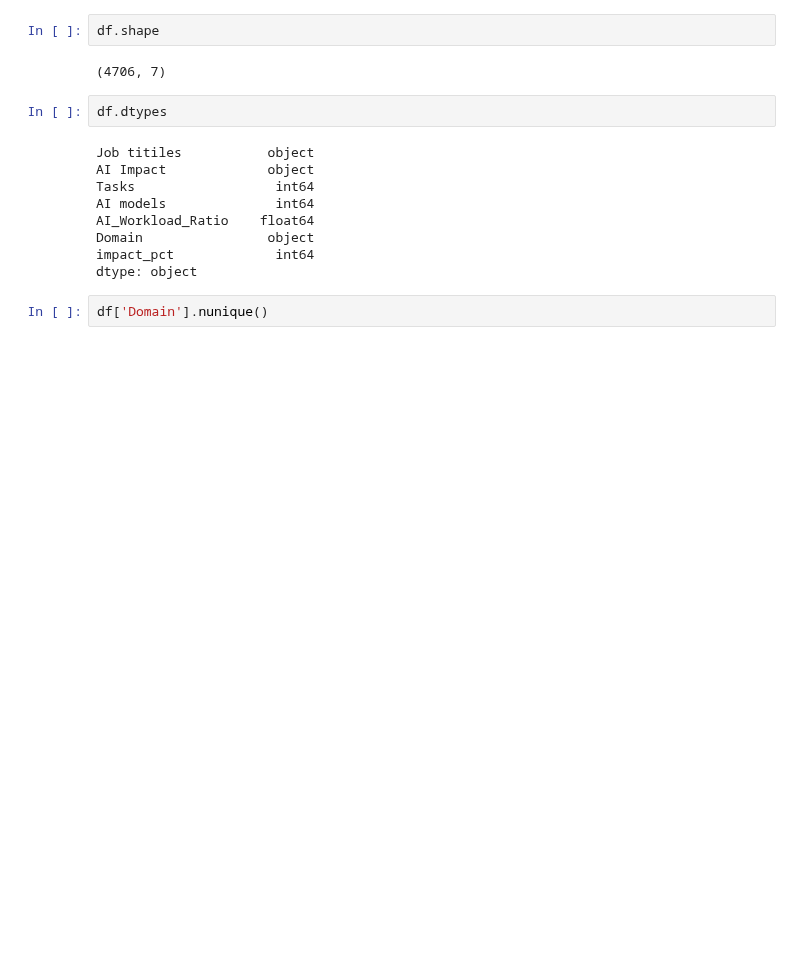
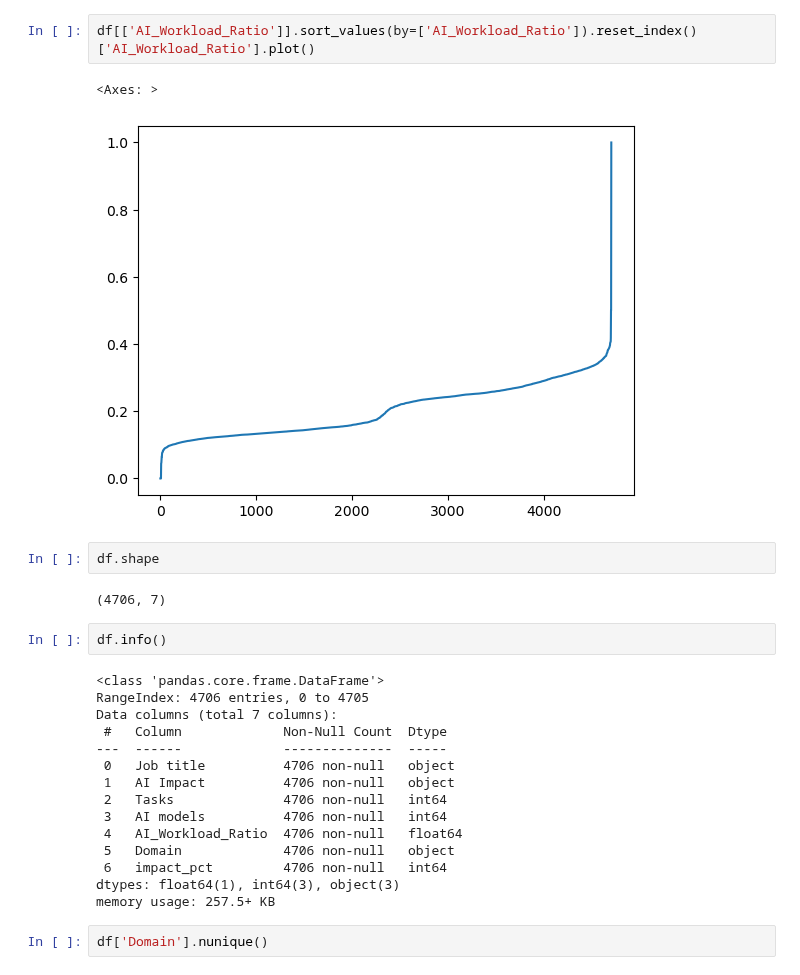
Before and after one commit to mikedelong/kaggle-workbooks, a Jupyter notebook: notebook7287fd9e6b.ipynb, the cells around one changed output. Cells and saved outputs as stored; diff of their text form; blank space fills up the shorter version.

```diff
--- a/notebook7287fd9e6b.ipynb
+++ b/notebook7287fd9e6b.ipynb
@@ -13,18 +29,29 @@ df.head()
+# %%
+df[['AI_Workload_Ratio']].sort_values(by=['AI_Workload_Ratio']).reset_index()['AI_Workload_Ratio'].plot()
+# %% [output]
+<Axes: >
+[figure, added]
 # %%
 df.shape
 # %% [output]
 (4706, 7)
 # %%
-df.dtypes
+df.info()
 # %% [output]
-Job titiles           object
-AI Impact             object
-Tasks                  int64
-AI models              int64
-AI_Workload_Ratio    float64
-Domain                object
-impact_pct             int64
-dtype: object
+<class 'pandas.core.frame.DataFrame'>
+RangeIndex: 4706 entries, 0 to 4705
+Data columns (total 7 columns):
+ #   Column             Non-Null Count  Dtype
+---  ------             --------------  -----
+ 0   Job title          4706 non-null   object
+ 1   AI Impact          4706 non-null   object
+ 2   Tasks              4706 non-null   int64
+ 3   AI models          4706 non-null   int64
+ 4   AI_Workload_Ratio  4706 non-null   float64
+ 5   Domain             4706 non-null   object
+ 6   impact_pct         4706 non-null   int64
+dtypes: float64(1), int64(3), object(3)
+memory usage: 257.5+ KB
 # %%
 df['Domain'].nunique()
 # %% [output]
```
Also changed, not shown: parts of 6 cells of this notebook.
